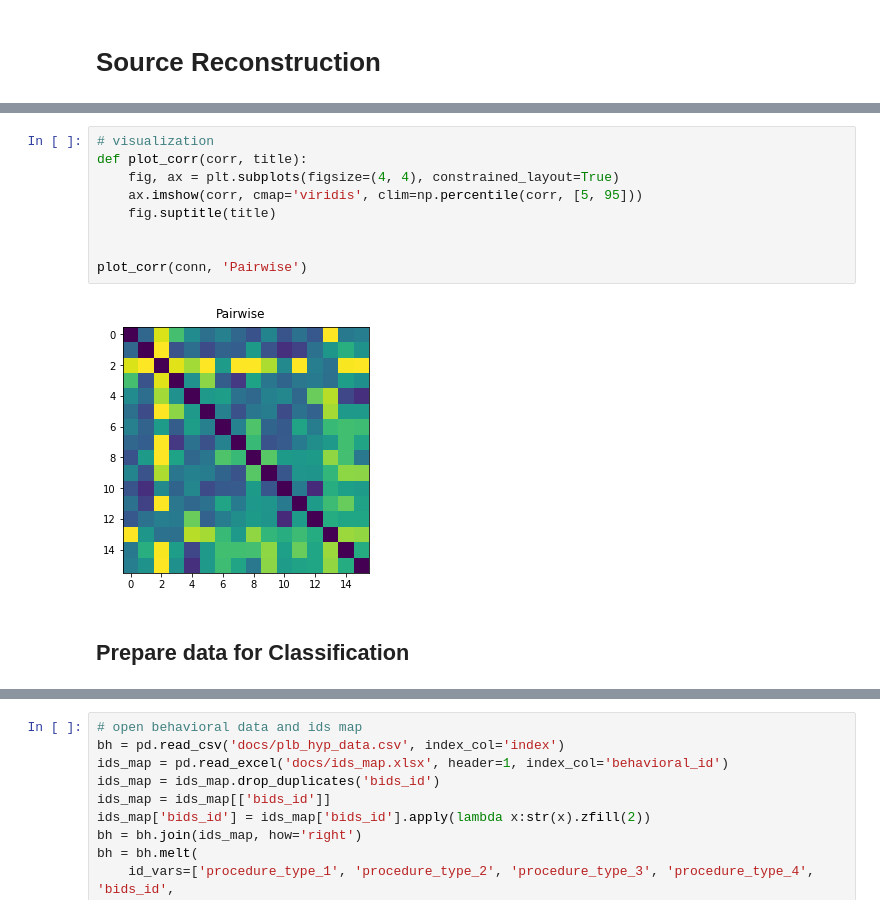
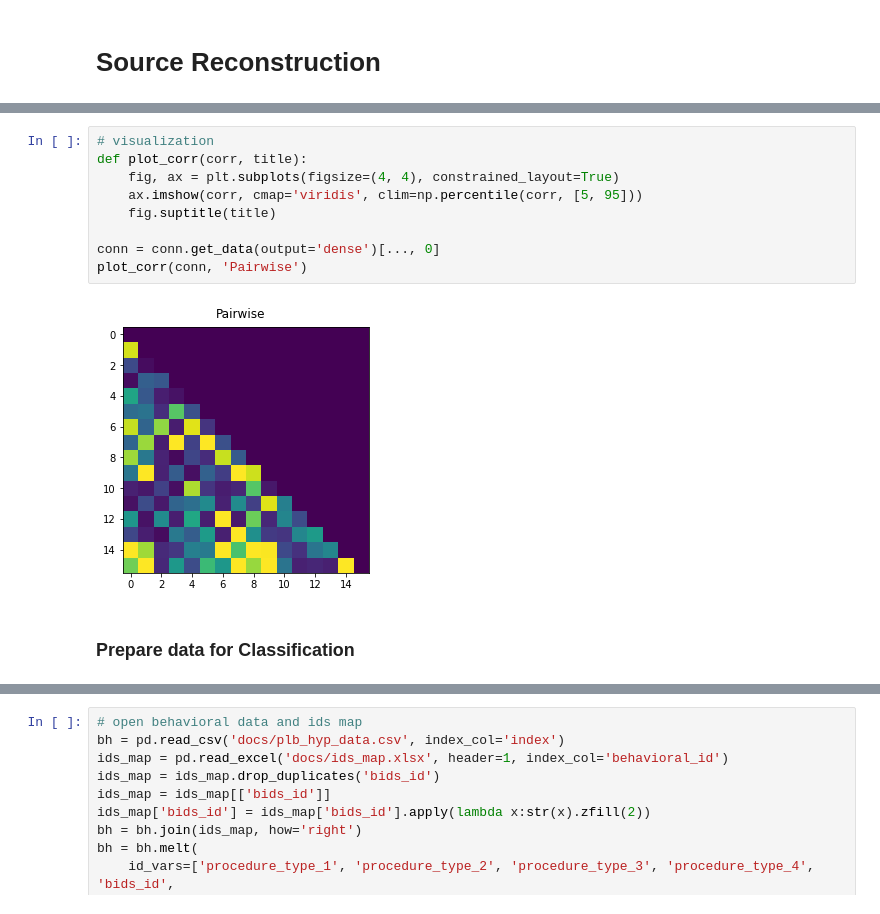
Before and after one commit to sycomix/SuggNet, a Jupyter notebook: notebooks/classification/3.1 Source Reconstruction.ipynb, the cells around one changed output, grey strips where cells are left out. Drawn from its saved outputs; the diff is of its cells as text.

```diff
--- a/notebooks/classification/3.1 Source Reconstruction.ipynb
+++ b/notebooks/classification/3.1 Source Reconstruction.ipynb
@@ -197,16 +182,16 @@ for subject_path in sorted(Path('data/clean_data').glob('*.fif')):
 # %%
 # visualization
 def plot_corr(corr, title):
     fig, ax = plt.subplots(figsize=(4, 4), constrained_layout=True)
     ax.imshow(corr, cmap='viridis', clim=np.percentile(corr, [5, 95]))
     fig.suptitle(title)
 
-
+conn = conn.get_data(output='dense')[..., 0]
 plot_corr(conn, 'Pairwise')
 # %% [output]
-[figure, old version]
+[figure, new version]
 # %% [markdown]
-## Prepare data for Classification
+### Prepare data for Classification
 # %%
 # create labels
 # yeo2011 networks names
```
Also changed, not shown: parts of 14 cells of this notebook.
